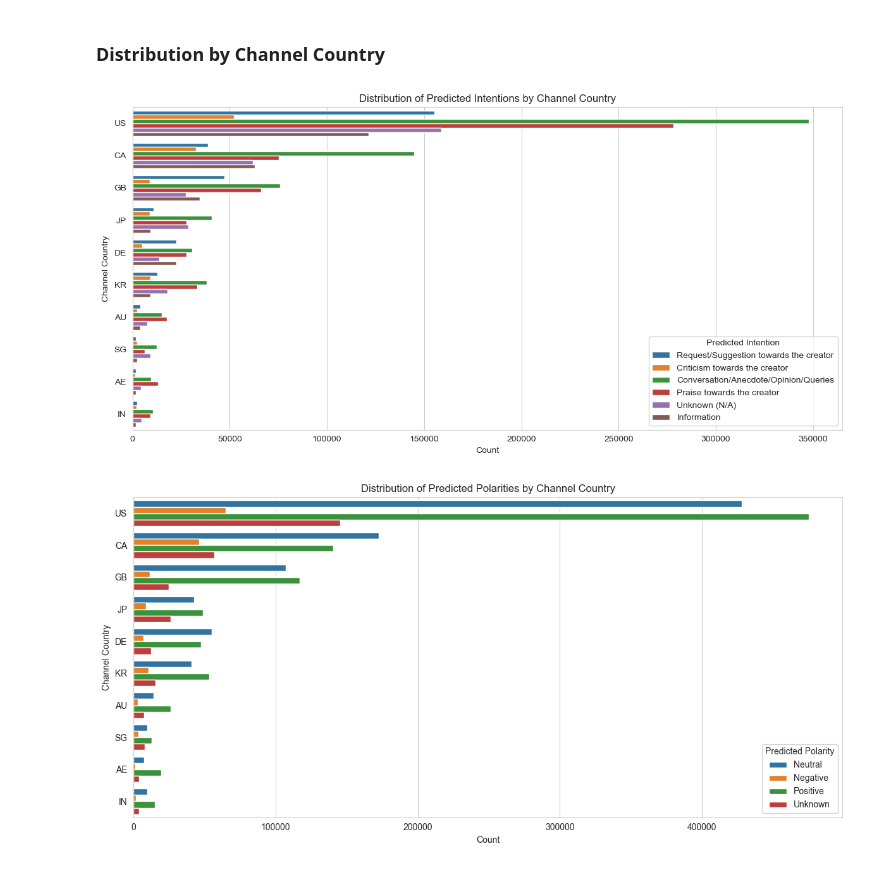
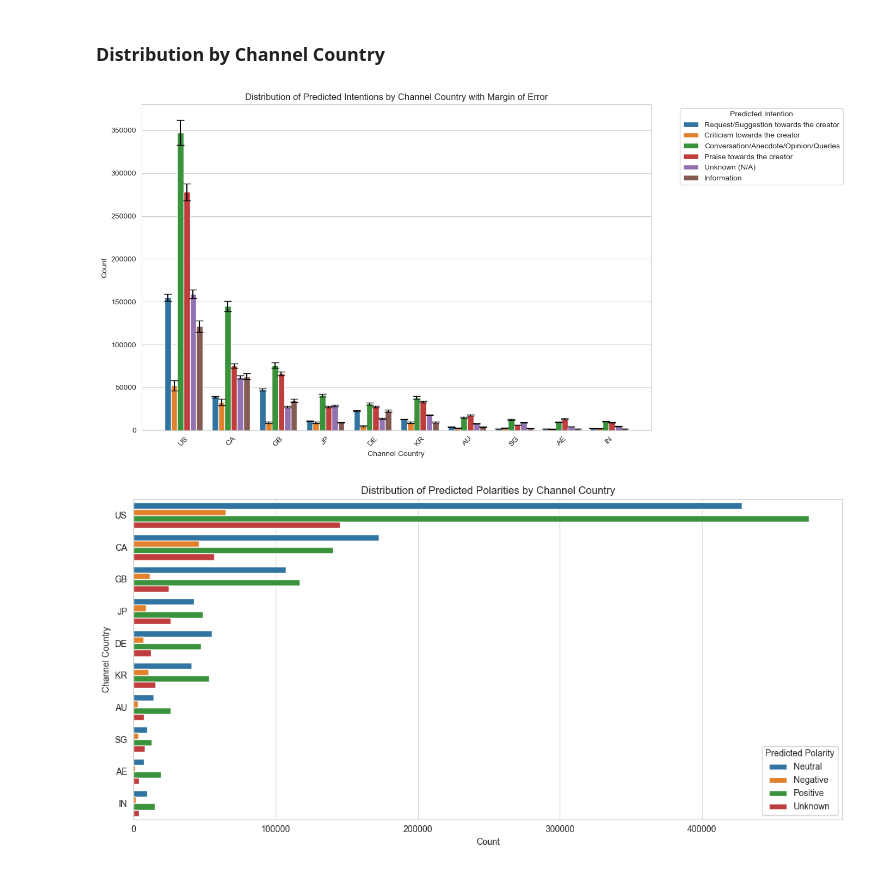
Before and after one commit to jaiiraaaaaa/thesis_EDA, a Jupyter notebook: Thesis_EDA.ipynb, the cells around one changed output. Cells and saved outputs as stored; diff of their text form; code cells hidden in the pictures.

Commit message:
margin of error for intentions/categories

```diff
--- a/Thesis_EDA.ipynb
+++ b/Thesis_EDA.ipynb
@@ -609,18 +644,55 @@ print(table)
 # %% [markdown]
 ### Distribution by Channel Country
 # %%
-# Visualization 2: Category Distribution by Channel Country
-plt.figure(figsize=(12, 6))
-country_order = merged_data['Channel Country'].value_counts().iloc[:10].index  # Top 10 countries
-sns.countplot(data=merged_data, y='Channel Country', hue='Predicted_Category', order=country_order)
-plt.title('Distribution of Predicted Intentions by Channel Country')
-plt.xlabel('Count')
-plt.ylabel('Channel Country')
-plt.legend(title='Predicted Intention')
+# Determine the top 10 countries for plotting based on their counts
+country_order = merged_data['Channel Country'].value_counts().iloc[:10].index
+
+plt.figure(figsize=(14, 7))
+# Creating a vertical bar plot for the top 10 countries
+ax = sns.countplot(data=merged_data, x='Channel Country', hue='Predicted_Category', order=country_order)
+
+plt.title('Distribution of Predicted Intentions by Channel Country with Margin of Error')
+plt.ylabel('Count')
+plt.xlabel('Channel Country')
+plt.xticks(rotation=45)
+plt.legend(title='Predicted Intention', bbox_to_anchor=(1.05, 1), loc='upper left')
 plt.tight_layout()
+
+# Defining margins of error for each category (as percentages)
+margins_of_error = {
+    'Conversation/Anecdote/Opinion/Queries': 0.0416,
+    'Criticism towards the creator': 0.1195,
+    'Information': 0.0532,
+    'Praise towards the creator': 0.0353,
+    'Request/Suggestion towards the creator': 0.0268,
+    'Unknown (N/A)': 0.0322,
+}
+
+# We'll use the hue order to correctly align the patches with categories
+categories = ax.get_legend_handles_labels()[1]
+
+# Determining the number of countries (similar to clusters in the working example)
+num_countries = len(country_order)
+
+# Iterating over the patches to add error bars with correct margin of errors
+for i, p in enumerate(ax.patches):
+    height = p.get_height()
+    if pd.isnull(height):  # Skip bars without height
+        continue
+
+    # Determine the category for the current patch
+    category_index = i // num_countries
+    category = categories[category_index]
+
+    # Calculate the absolute error
+    error = margins_of_error[category] * height
+
+    # Adding the error bar
+    plt.errorbar(x=p.get_x() + p.get_width() / 2., y=height, yerr=error, fmt='none', color='black', capsize=5)
+
 plt.show()
 # %% [output]
-[figure, old version]
+[figure, new version]
 # %%
 # Visualization 2: Polarity Distribution by Channel Country
 plt.figure(figsize=(12, 6))
```
Also changed, not shown: parts of 4 cells of this notebook.
